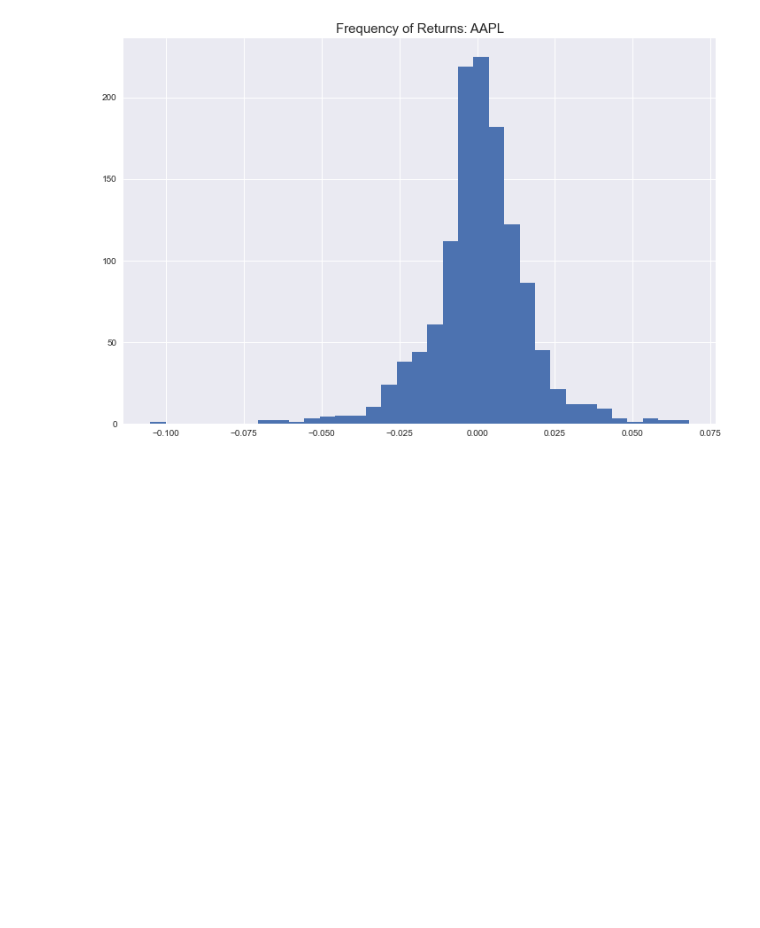
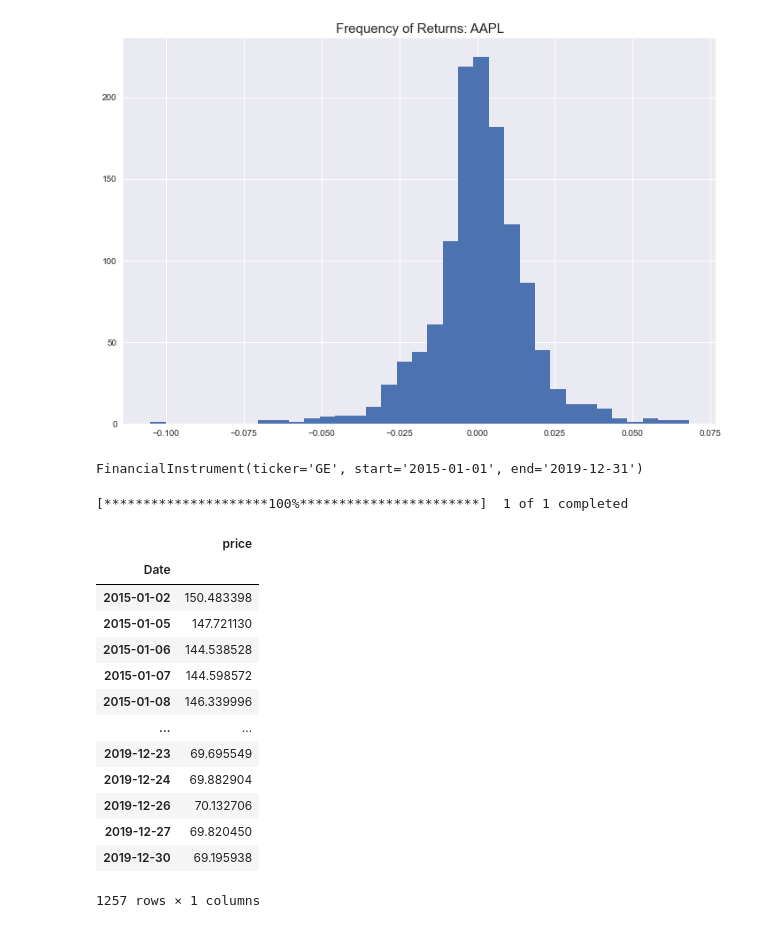
Before and after one commit to davidainslie/binance, a Jupyter notebook: src/functional-instead-of-oop.ipynb, the cells around one changed output. Drawn from its saved outputs; the diff is of its cells as text; code cells hidden in the pictures; blank space fills up the shorter version.

```diff
--- a/src/functional-instead-of-oop.ipynb
+++ b/src/functional-instead-of-oop.ipynb
@@ -69,3 +69,26 @@ plotReturns(appl)
 plotReturns(appl, "hist")
 # %% [output]
 [figure]
+# %%
+ge = FinancialInstrument("GE", "2015-01-01", "2019-12-31")
+ge
+# %% [output]
+FinancialInstrument(ticker='GE', start='2015-01-01', end='2019-12-31')
+# %%
+prices(ge)
+# %% [output]
+[*********************100%***********************]  1 of 1 completed
+|  | price |
+| Date |  |
+| 2015-01-02 | 150.483398 |
+| 2015-01-05 | 147.721130 |
+| 2015-01-06 | 144.538528 |
+| 2015-01-07 | 144.598572 |
+| 2015-01-08 | 146.339996 |
+| ... | ... |
+| 2019-12-23 | 69.695549 |
+| 2019-12-24 | 69.882904 |
+| 2019-12-26 | 70.132706 |
+| 2019-12-27 | 69.820450 |
+| 2019-12-30 | 69.195938 |
+1257 rows × 1 columns
```
Also changed, not shown: parts of 1 cell of this notebook.
